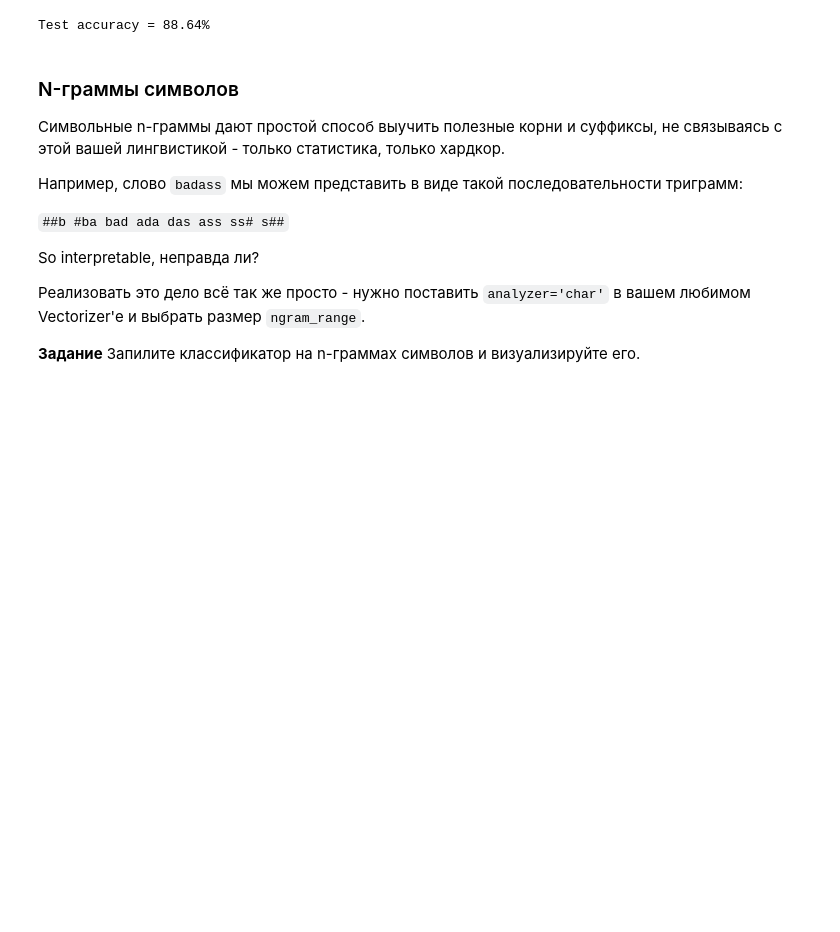
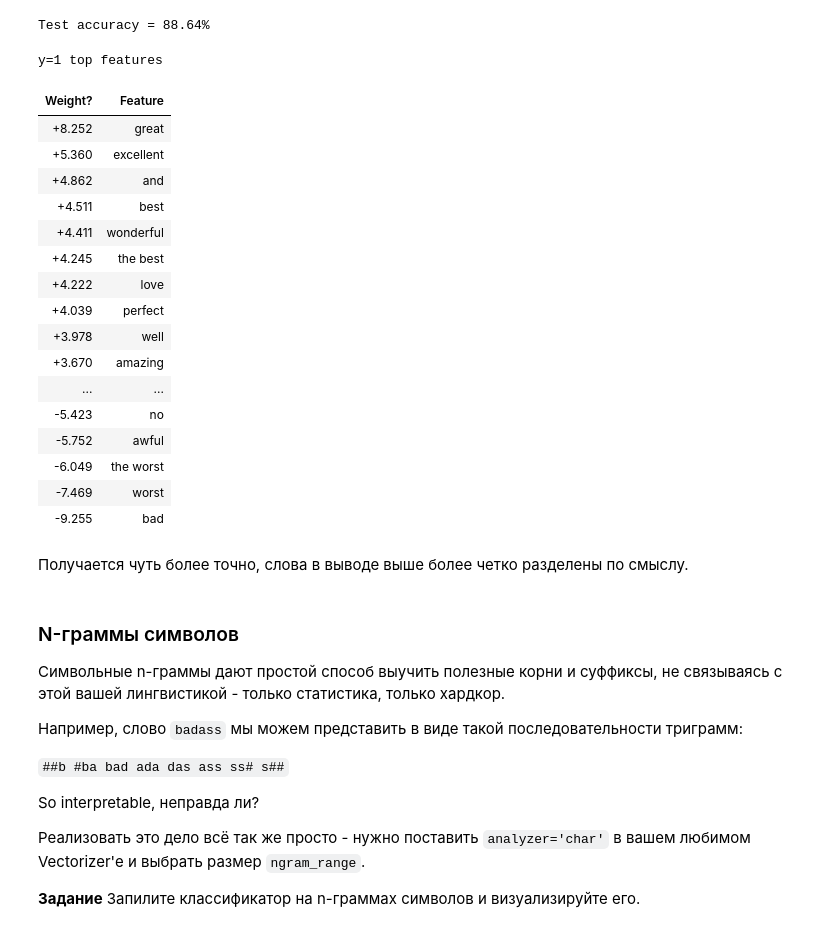
Before and after one commit to myselfadmirer/NLP, a Jupyter notebook: lesson6/hw_lesson_6.ipynb, the cells around one changed output. Cells and saved outputs as stored; diff of their text form; code cells hidden in the pictures; blank space fills up the shorter version.

```diff
--- a/lesson6/hw_lesson_6.ipynb
+++ b/lesson6/hw_lesson_6.ipynb
@@ -419,6 +444,29 @@ model.fit(train_df['review'], train_df['is_positive'])
 eval_model(model, test_df)
 # %% [output]
 Test accuracy = 88.64%
+# %%
+eli5.show_weights(classifier, vec=vectorizer, top=40)
+# %% [output]
+y=1 top features
+| Weight? | Feature |
+| +8.252 | great |
+| +5.360 | excellent |
+| +4.862 | and |
+| +4.511 | best |
+| +4.411 | wonderful |
+| +4.245 | the best |
+| +4.222 | love |
+| +4.039 | perfect |
+| +3.978 | well |
+| +3.670 | amazing |
+| ... | ... |
+| -5.423 | no |
+| -5.752 | awful |
+| -6.049 | the worst |
+| -7.469 | worst |
+| -9.255 | bad |
+# %% [markdown]
+Получается чуть более точно, слова в выводе выше более четко разделены по смыслу.
 # %% [markdown]
 ### N-граммы символов
 
```
Also changed, not shown: parts of 24 cells of this notebook.
